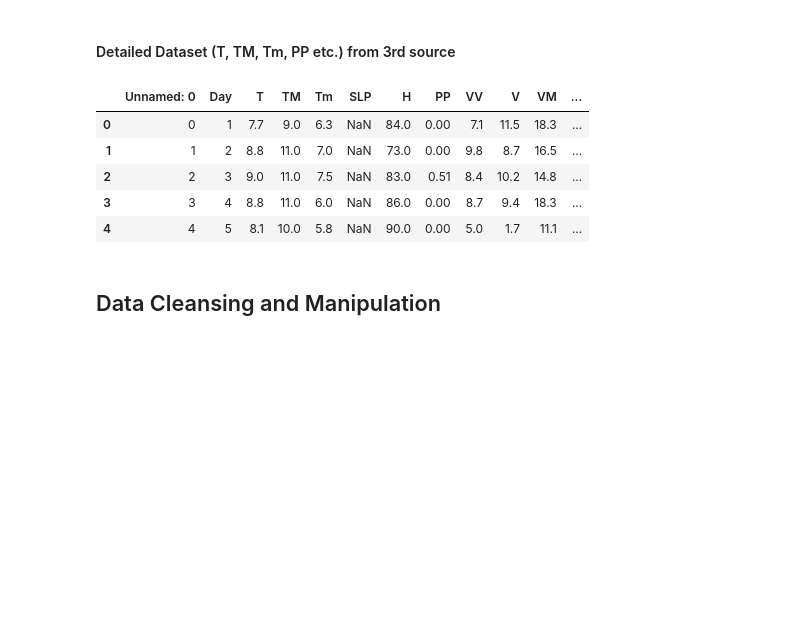
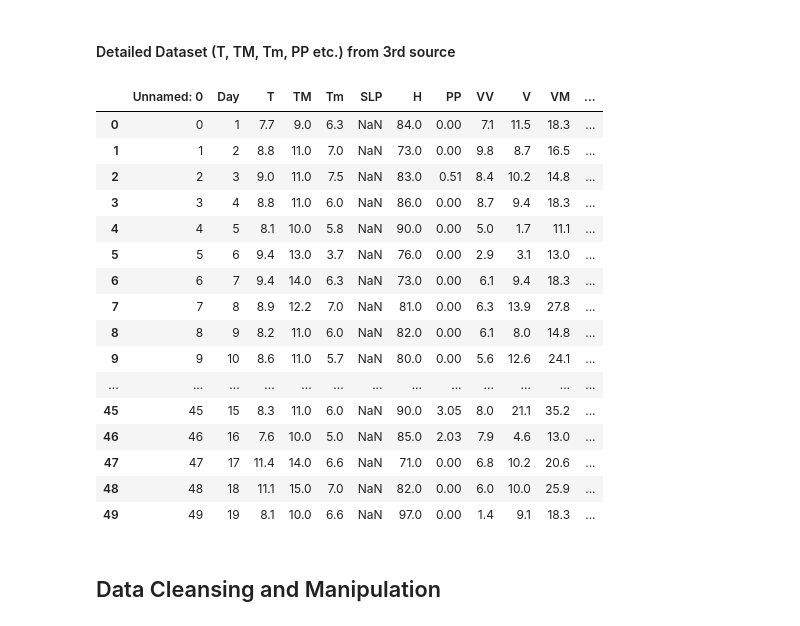
Before and after one commit to erolerdogan/AirQuality_in_Istanbul, a Jupyter notebook: AQI_in_Istanbul.ipynb, the cells around one changed output. Cells and saved outputs as stored; diff of their text form; code cells hidden in the pictures; blank space fills up the shorter version.

```diff
--- a/AQI_in_Istanbul.ipynb
+++ b/AQI_in_Istanbul.ipynb
@@ -94,16 +96,27 @@ aqi_first.head(11)
 # %% [markdown]
 #### Detailed Dataset (T, TM, Tm, PP etc.) from 3rd source
 # %%
-detailed_data = pd.read_csv("combined_data.csv")
+detailed_data = pd.read_csv("combined_data.csv", )
 
-detailed_data.head()
+detailed_data.head(50)
 # %% [output]
 |  | Unnamed: 0 | Day | T | TM | Tm | SLP | H | PP | VV | V | VM | ... |
 | 0 | 0 | 1 | 7.7 | 9.0 | 6.3 | NaN | 84.0 | 0.00 | 7.1 | 11.5 | 18.3 | ... |
 | 1 | 1 | 2 | 8.8 | 11.0 | 7.0 | NaN | 73.0 | 0.00 | 9.8 | 8.7 | 16.5 | ... |
 | 2 | 2 | 3 | 9.0 | 11.0 | 7.5 | NaN | 83.0 | 0.51 | 8.4 | 10.2 | 14.8 | ... |
 | 3 | 3 | 4 | 8.8 | 11.0 | 6.0 | NaN | 86.0 | 0.00 | 8.7 | 9.4 | 18.3 | ... |
 | 4 | 4 | 5 | 8.1 | 10.0 | 5.8 | NaN | 90.0 | 0.00 | 5.0 | 1.7 | 11.1 | ... |
+| 5 | 5 | 6 | 9.4 | 13.0 | 3.7 | NaN | 76.0 | 0.00 | 2.9 | 3.1 | 13.0 | ... |
+| 6 | 6 | 7 | 9.4 | 14.0 | 6.3 | NaN | 73.0 | 0.00 | 6.1 | 9.4 | 18.3 | ... |
+| 7 | 7 | 8 | 8.9 | 12.2 | 7.0 | NaN | 81.0 | 0.00 | 6.3 | 13.9 | 27.8 | ... |
+| 8 | 8 | 9 | 8.2 | 11.0 | 6.0 | NaN | 82.0 | 0.00 | 6.1 | 8.0 | 14.8 | ... |
+| 9 | 9 | 10 | 8.6 | 11.0 | 5.7 | NaN | 80.0 | 0.00 | 5.6 | 12.6 | 24.1 | ... |
+| ... | ... | ... | ... | ... | ... | ... | ... | ... | ... | ... | ... | ... |
+| 45 | 45 | 15 | 8.3 | 11.0 | 6.0 | NaN | 90.0 | 3.05 | 8.0 | 21.1 | 35.2 | ... |
+| 46 | 46 | 16 | 7.6 | 10.0 | 5.0 | NaN | 85.0 | 2.03 | 7.9 | 4.6 | 13.0 | ... |
+| 47 | 47 | 17 | 11.4 | 14.0 | 6.6 | NaN | 71.0 | 0.00 | 6.8 | 10.2 | 20.6 | ... |
+| 48 | 48 | 18 | 11.1 | 15.0 | 7.0 | NaN | 82.0 | 0.00 | 6.0 | 10.0 | 25.9 | ... |
+| 49 | 49 | 19 | 8.1 | 10.0 | 6.6 | NaN | 97.0 | 0.00 | 1.4 | 9.1 | 18.3 | ... |
 # %% [markdown]
 ## Data Cleansing and Manipulation
 # %% [markdown]
```
Also changed, not shown: parts of 36 cells of this notebook.
